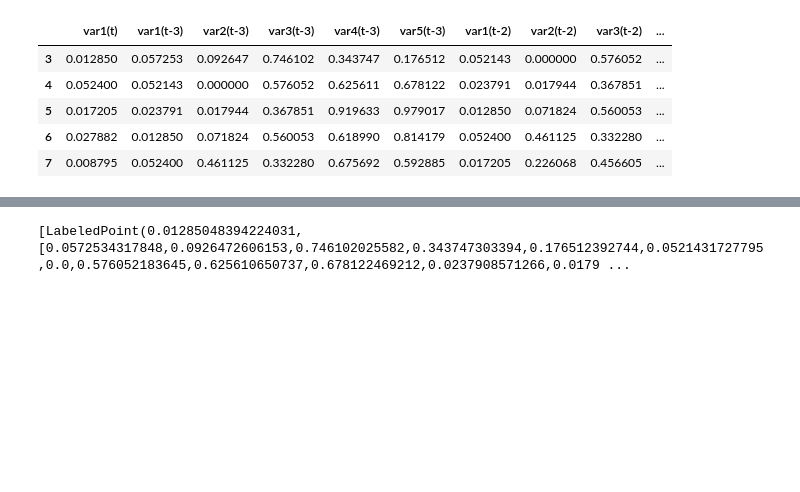
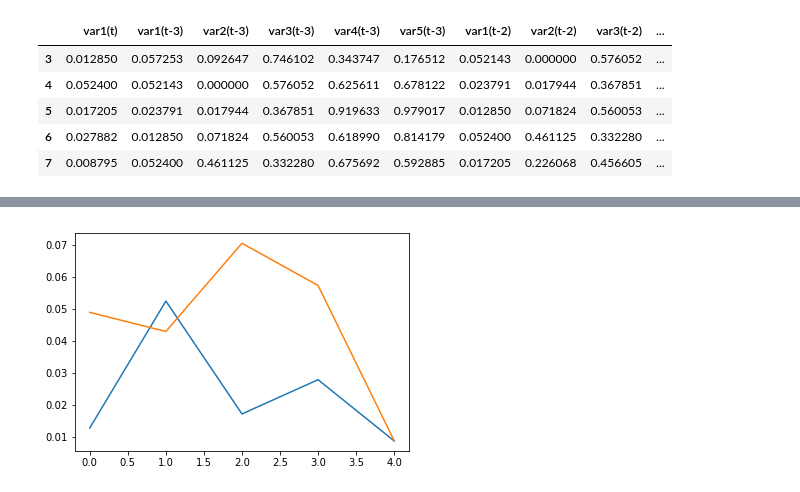
Before and after one commit to harishpuvvada/BitCoin-Value-Predictor, a Jupyter notebook: Random_Forest_Regression.ipynb, the cells around one changed output, grey strips where cells are left out. Drawn from its saved outputs; the diff is of its cells as text; code cells hidden in the pictures; blank space fills up the shorter version.

Commit message:
random forest updated

```diff
--- a/Random_Forest_Regression.ipynb
+++ b/Random_Forest_Regression.ipynb
@@ -123,0 +140,9 @@ reframed.head()
+# %%
+from pyspark.ml.regression import LinearRegression
+lr = LinearRegression(featuresCol = 'features', labelCol = 'label')
+# %%
+lr_model = lr.fit(ad_df)
+# %%
+predictions = lr_model.transform(ad_df)
+
+someDF = predictions.select("prediction", "label").show(5)
@@ -123,0 +160,8 @@ reframed.head()
+# %%
+predictions = predictions.toPandas().head()
+# %%
+plt.plot(predictions['label'])
+plt.plot(predictions['prediction'])
+plt.show()
+# %% [output]
+[figure, added]
@@ -124,19 +196,17 @@ reframed.head()
 # %%
-from pyspark.ml import Pipeline
-from pyspark.ml.regression import RandomForestRegressor
-from pyspark.ml.feature import VectorIndexer
-from pyspark.ml.evaluation import RegressionEvaluator
-from pyspark.mllib.regression import LabeledPoint
-from pyspark.mllib.util import MLUtils
+# from pyspark.ml import Pipeline
+# from pyspark.ml.regression import RandomForestRegressor
+# from pyspark.ml.feature import VectorIndexer
+# from pyspark.ml.evaluation import RegressionEvaluator
+# from pyspark.mllib.regression import LabeledPoint
+# from pyspark.mllib.util import MLUtils
 
-reg_DF =sql.createDataFrame(reframed)
-c = reg_DF.rdd
-c.take(3)
+# reg_DF =sql.createDataFrame(reframed)
+# c = reg_DF.rdd
+# c.take(3)
 
-d = c.map(lambda line: LabeledPoint(line[0],[line[1:]])) # arbitrary mapping, it's just an example
-print (d.take(3))
+# d = c.map(lambda line: LabeledPoint(line[0],[line[1:]])) # arbitrary mapping, it's just an example
+# print (d.take(3))
 
-MLUtils.saveAsLibSVMFile(d,"/Users/harishpuvvada/Desktop/PBDA/IPynb Spark/libsvm")
+# MLUtils.saveAsLibSVMFile(d,"/Users/harishpuvvada/Desktop/PBDA/IPynb Spark/libsvm")
-# %% [output]
-[LabeledPoint(0.01285048394224031, [0.0572534317848,0.0926472606153,0.746102025582,0.343747303394,0.176512392744,0.0521431727795,0.0,0.576052183645,0.625610650737,0.678122469212,0.0237908571266,0.0179 ...
 # %%
```
Also changed, not shown: parts of 8 cells of this notebook.
